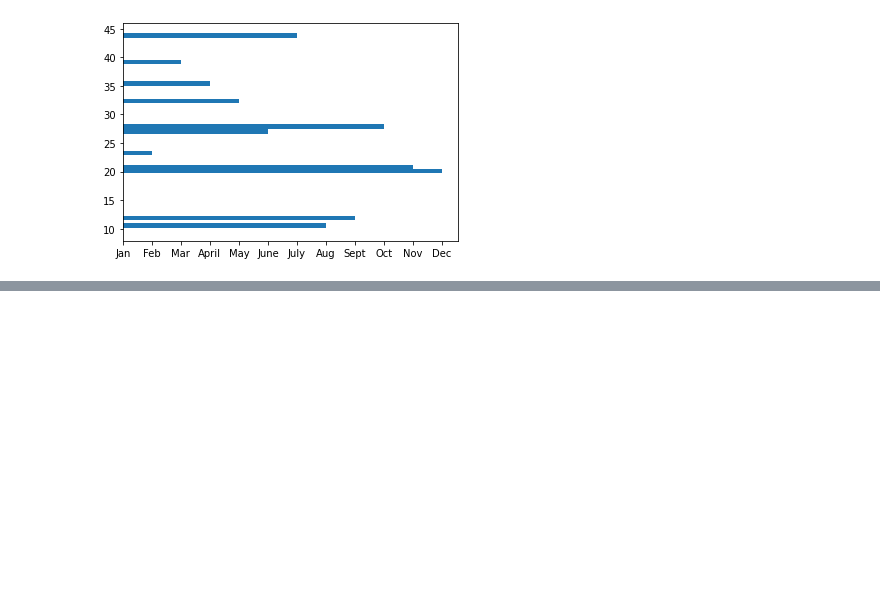
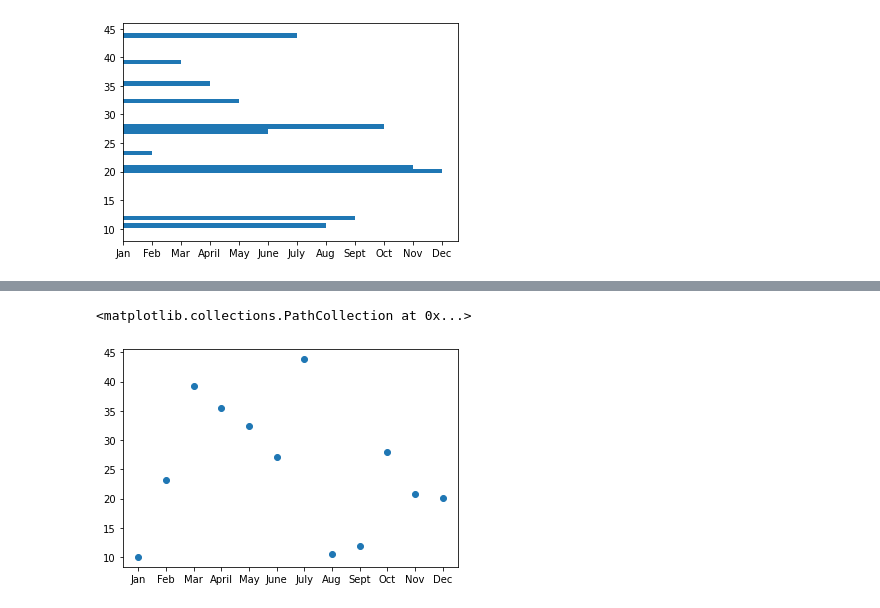
Before and after one commit to andrewykin/PyBer_Analysis, a Jupyter notebook: matplotlib_practice.ipynb, the cells around one changed output, grey strips where cells are left out. Cells and saved outputs as stored; diff of their text form; code cells hidden in the pictures; blank space fills up the shorter version.

```diff
--- a/matplotlib_practice.ipynb
+++ b/matplotlib_practice.ipynb
@@ -204,0 +225,6 @@ ax.barh(y_axis, x_axis)
+# %%
+# Creating a bubble chart using MATLAB Method
+plt.scatter(x_axis, y_axis)
+# %% [output]
+<matplotlib.collections.PathCollection at 0x...>
+[figure, added]
```
Also changed, not shown: parts of 24 cells of this notebook, 3 other files.
